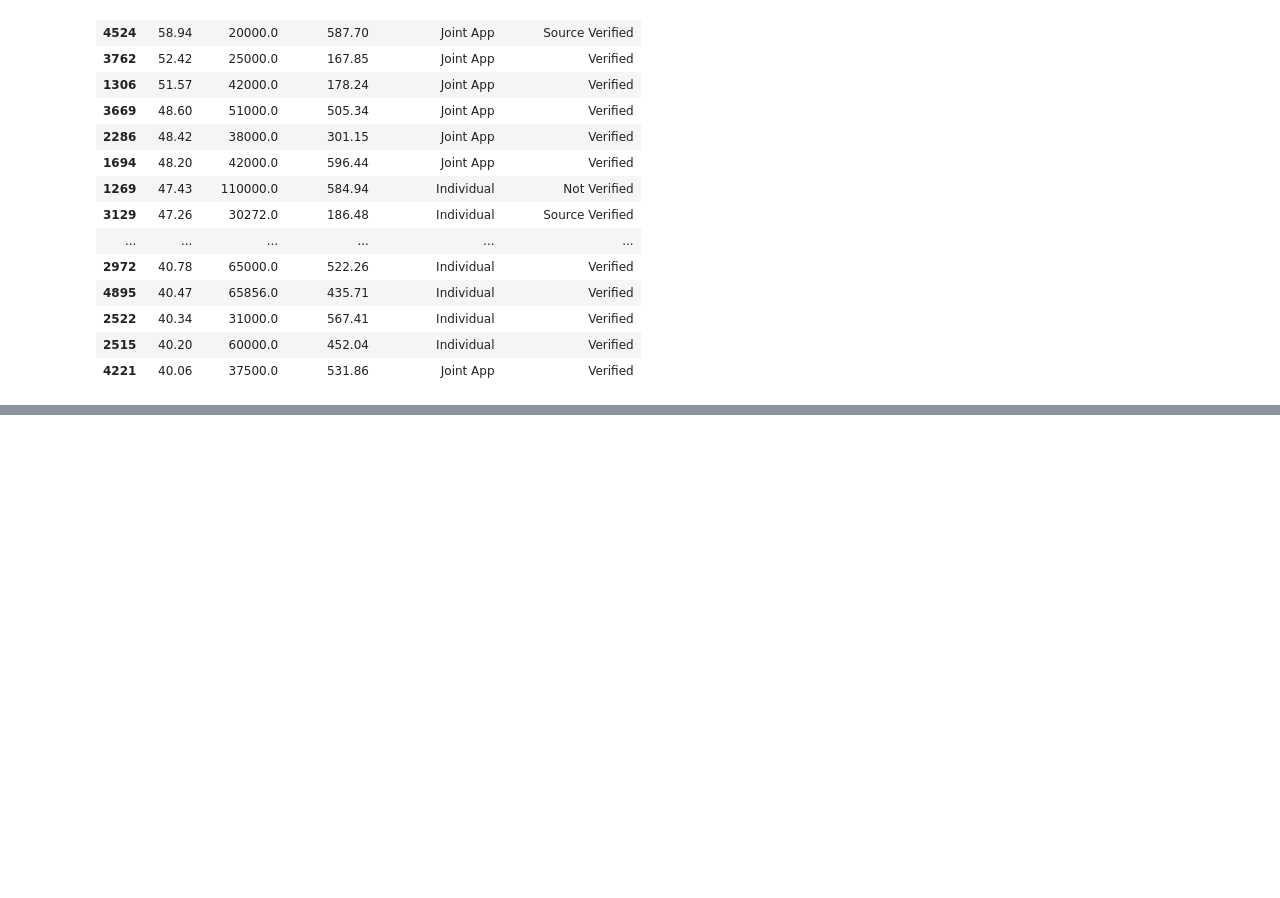
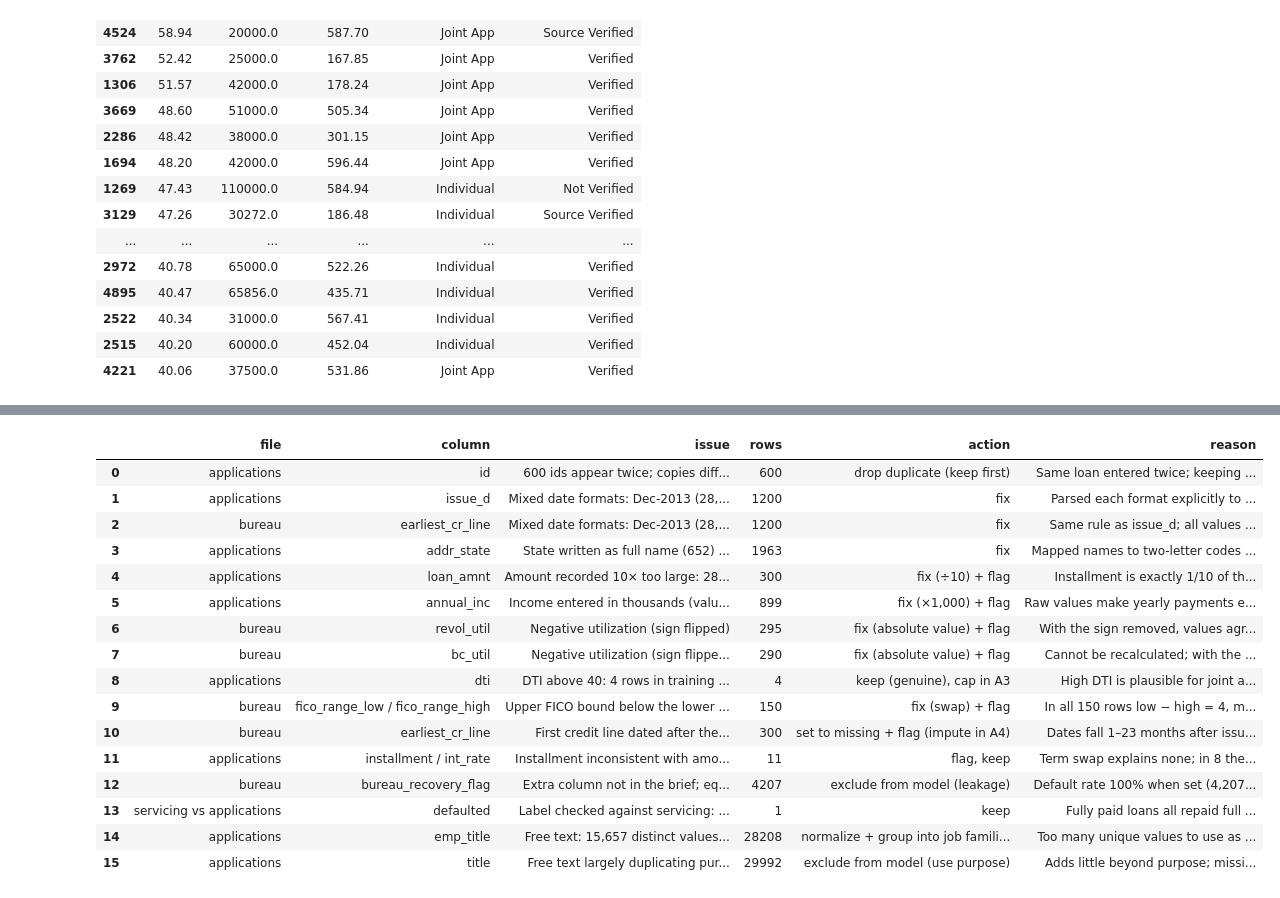
Before and after one commit to Kalki767/credit-risk-assessment, a Jupyter notebook: notebooks/01_audit.ipynb, the cells around one changed output, grey strips where cells are left out. Cells and saved outputs as stored; diff of their text form; code cells hidden in the pictures; blank space fills up the shorter version.

```diff
--- a/notebooks/01_audit.ipynb
+++ b/notebooks/01_audit.ipynb
@@ -723,0 +1009,20 @@ rows negative in both revol_util and bc_util: 1
+# %%
+train["inst_ratio"] = train["installment"] / expected_installment(
+    train["loan_amnt"], train["int_rate"], train["term_months"])
+mism = ~train["inst_ratio"].between(0.98, 1.02)
+print("mismatches:", int(mism.sum()))
+print(train.loc[mism, "inst_ratio"].describe())
+
+other_term = 96 - train["term_months"]                 # 36 → 60, 60 → 36
+alt_ratio = train["installment"] / expected_installment(
+    train["loan_amnt"], train["int_rate"], other_term)
+print("\nexplained by a swapped term:", int((mism & alt_ratio.between(0.98, 1.02)).sum()))
+
+quarter = train["issue_dt"].dt.to_period("Q")
+usual_rate = train.groupby(["sub_grade", quarter])["int_rate"].transform("median")
+rate_gap = (train["int_rate"] - usual_rate).abs()
+print("int_rate > 2 points from its sub-grade's usual rate — mismatches:",
+      int((mism & (rate_gap > 2)).sum()), "| other loans:", int((~mism & (rate_gap > 2)).sum()))
+
+display(train.loc[mism, ["loan_amnt", "int_rate", "sub_grade", "term", "installment",
+                         "inst_ratio"]].assign(usual_rate=usual_rate[mism]).head(10))
@@ -723,0 +1061,10 @@ rows negative in both revol_util and bc_util: 1
+# %%
+train["installment_mismatch"] = mism.astype(int)
+
+log_issue("applications", "installment / int_rate",
+          "Installment inconsistent with amount, rate and term (ratio 0.50–1.07), not ×10",
+          rows=int(mism.sum()), action="flag, keep",
+          reason="Term swap explains none; in 8 the rate is >2 points from its sub-grade's usual "
+                 "rate (vs 1 of ~29,990 other loans), so the rate is likely wrong, but the true value "
+                 "cannot be recovered. 11 rows cannot materially affect the model")
+save_issues()
@@ -723,0 +1326,29 @@ rows negative in both revol_util and bc_util: 1
+# %%
+log_issue("applications", "emp_title",
+          "Free text: 15,657 distinct values (13,327 after normalizing); 40% of rows unique; synonyms (rn / registered nurse)",
+          rows=int(train["emp_title"].notna().sum()), action="normalize + group into job families (A5)",
+          reason="Too many unique values to use as a category; case/punctuation variants and synonyms split the same job")
+
+log_issue("applications", "title",
+          "Free text largely duplicating purpose: 63% identical; 83–93% share one title per purpose (wedding 30%)",
+          rows=int(train["title"].notna().sum()), action="exclude from model (use purpose)",
+          reason="Adds little beyond purpose; missing for 276 holdout rows (5.5%) vs 8 in training")
+save_issues()
+# %% [output]
+|  | file | column | issue | rows | action | reason |
+| 0 | applications | id | 600 ids appear twice; copies diff... | 600 | drop duplicate (keep first) | Same loan entered twice; keeping ... |
+| 1 | applications | issue_d | Mixed date formats: Dec-2013 (28,... | 1200 | fix | Parsed each format explicitly to ... |
+| 2 | bureau | earliest_cr_line | Mixed date formats: Dec-2013 (28,... | 1200 | fix | Same rule as issue_d; all values ... |
+| 3 | applications | addr_state | State written as full name (652) ... | 1963 | fix | Mapped names to two-letter codes ... |
+| 4 | applications | loan_amnt | Amount recorded 10× too large: 28... | 300 | fix (÷10) + flag | Installment is exactly 1/10 of th... |
+| 5 | applications | annual_inc | Income entered in thousands (valu... | 899 | fix (×1,000) + flag | Raw values make yearly payments e... |
+| 6 | bureau | revol_util | Negative utilization (sign flipped) | 295 | fix (absolute value) + flag | With the sign removed, values agr... |
+| 7 | bureau | bc_util | Negative utilization (sign flippe... | 290 | fix (absolute value) + flag | Cannot be recalculated; with the ... |
+| 8 | applications | dti | DTI above 40: 4 rows in training ... | 4 | keep (genuine), cap in A3 | High DTI is plausible for joint a... |
+| 9 | bureau | fico_range_low / fico_range_high | Upper FICO bound below the lower ... | 150 | fix (swap) + flag | In all 150 rows low − high = 4, m... |
+| 10 | bureau | earliest_cr_line | First credit line dated after the... | 300 | set to missing + flag (impute in A4) | Dates fall 1–23 months after issu... |
+| 11 | applications | installment / int_rate | Installment inconsistent with amo... | 11 | flag, keep | Term swap explains none; in 8 the... |
+| 12 | bureau | bureau_recovery_flag | Extra column not in the brief; eq... | 4207 | exclude from model (leakage) | Default rate 100% when set (4,207... |
+| 13 | servicing vs applications | defaulted | Label checked against servicing: ... | 1 | keep | Fully paid loans all repaid full ... |
+| 14 | applications | emp_title | Free text: 15,657 distinct values... | 28208 | normalize + group into job famili... | Too many unique values to use as ... |
+| 15 | applications | title | Free text largely duplicating pur... | 29992 | exclude from model (use purpose) | Adds little beyond purpose; missi... |
```
Also changed, not shown: parts of 48 cells of this notebook, 2 other files.
